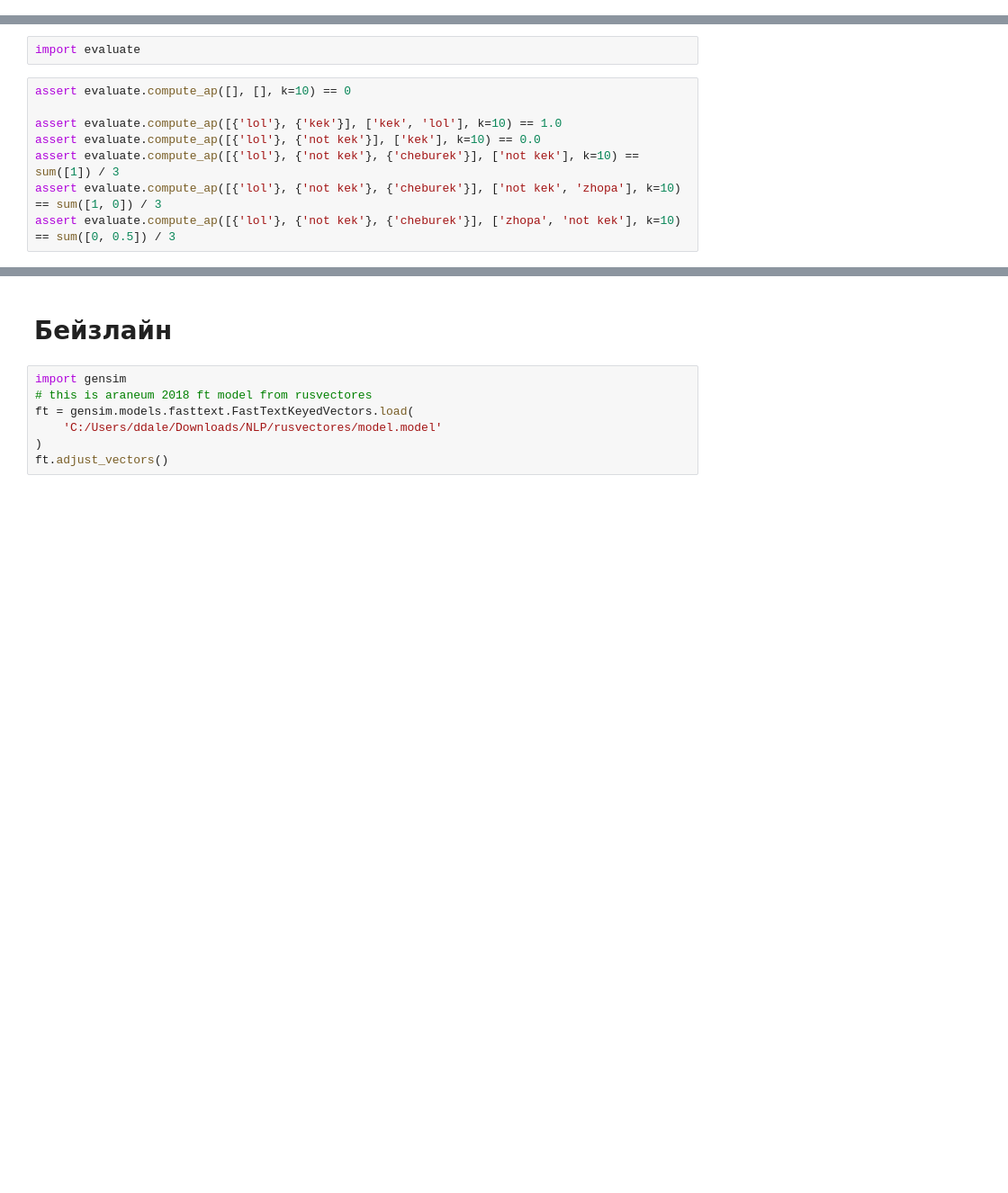
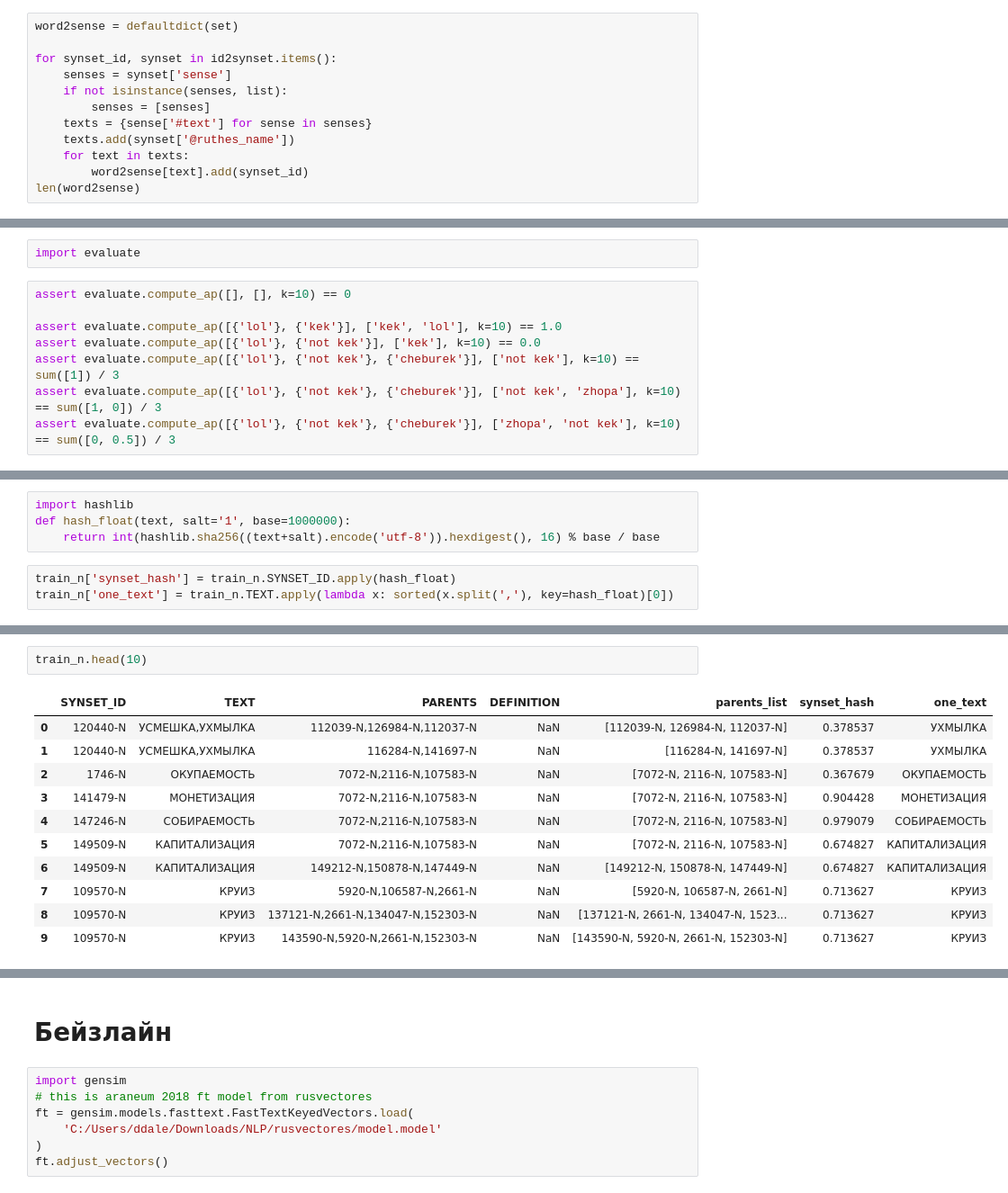
Before and after one commit to avidale/taxonomy-enrichment, a Jupyter notebook: experiments/get_familiar_with_synsets.ipynb, the cells around one changed output, grey strips where cells are left out. Shown: that part at 90% size. Cells and saved outputs as stored; diff of their text form; blank space fills up the shorter version.

```diff
--- a/experiments/get_familiar_with_synsets.ipynb
+++ b/experiments/get_familiar_with_synsets.ipynb
@@ -26,0 +45,12 @@ id2synset = {v['@id']: v for v in synsets_n_raw['synsets']['synset']}
+# %%
+word2sense = defaultdict(set)
+
+for synset_id, synset in id2synset.items():
+    senses = synset['sense']
+    if not isinstance(senses, list):
+        senses = [senses]
+    texts = {sense['#text'] for sense in senses}
+    texts.add(synset['@ruthes_name'])
+    for text in texts:
+        word2sense[text].add(synset_id)
+len(word2sense)
@@ -278,0 +330,7 @@ assert evaluate.compute_ap([{'lol'}, {'not kek'}, {'cheburek'}], ['zhopa', 'not
+# %%
+import hashlib
+def hash_float(text, salt='1', base=1000000):
+    return int(hashlib.sha256((text+salt).encode('utf-8')).hexdigest(), 16) % base / base
+# %%
+train_n['synset_hash'] = train_n.SYNSET_ID.apply(hash_float)
+train_n['one_text'] = train_n.TEXT.apply(lambda x: sorted(x.split(','), key=hash_float)[0])
@@ -278,0 +355,14 @@ assert evaluate.compute_ap([{'lol'}, {'not kek'}, {'cheburek'}], ['zhopa', 'not
+# %%
+train_n.head(10)
+# %% [output]
+|  | SYNSET_ID | TEXT | PARENTS | DEFINITION | parents_list | synset_hash | one_text |
+| 0 | 120440-N | УСМЕШКА,УХМЫЛКА | 112039-N,126984-N,112037-N | NaN | [112039-N, 126984-N, 112037-N] | 0.378537 | УХМЫЛКА |
+| 1 | 120440-N | УСМЕШКА,УХМЫЛКА | 116284-N,141697-N | NaN | [116284-N, 141697-N] | 0.378537 | УХМЫЛКА |
+| 2 | 1746-N | ОКУПАЕМОСТЬ | 7072-N,2116-N,107583-N | NaN | [7072-N, 2116-N, 107583-N] | 0.367679 | ОКУПАЕМОСТЬ |
+| 3 | 141479-N | МОНЕТИЗАЦИЯ | 7072-N,2116-N,107583-N | NaN | [7072-N, 2116-N, 107583-N] | 0.904428 | МОНЕТИЗАЦИЯ |
+| 4 | 147246-N | СОБИРАЕМОСТЬ | 7072-N,2116-N,107583-N | NaN | [7072-N, 2116-N, 107583-N] | 0.979079 | СОБИРАЕМОСТЬ |
+| 5 | 149509-N | КАПИТАЛИЗАЦИЯ | 7072-N,2116-N,107583-N | NaN | [7072-N, 2116-N, 107583-N] | 0.674827 | КАПИТАЛИЗАЦИЯ |
+| 6 | 149509-N | КАПИТАЛИЗАЦИЯ | 149212-N,150878-N,147449-N | NaN | [149212-N, 150878-N, 147449-N] | 0.674827 | КАПИТАЛИЗАЦИЯ |
+| 7 | 109570-N | КРУИЗ | 5920-N,106587-N,2661-N | NaN | [5920-N, 106587-N, 2661-N] | 0.713627 | КРУИЗ |
+| 8 | 109570-N | КРУИЗ | 137121-N,2661-N,134047-N,152303-N | NaN | [137121-N, 2661-N, 134047-N, 1523... | 0.713627 | КРУИЗ |
+| 9 | 109570-N | КРУИЗ | 143590-N,5920-N,2661-N,152303-N | NaN | [143590-N, 5920-N, 2661-N, 152303-N] | 0.713627 | КРУИЗ |
```
Also changed, not shown: parts of 146 cells of this notebook.
